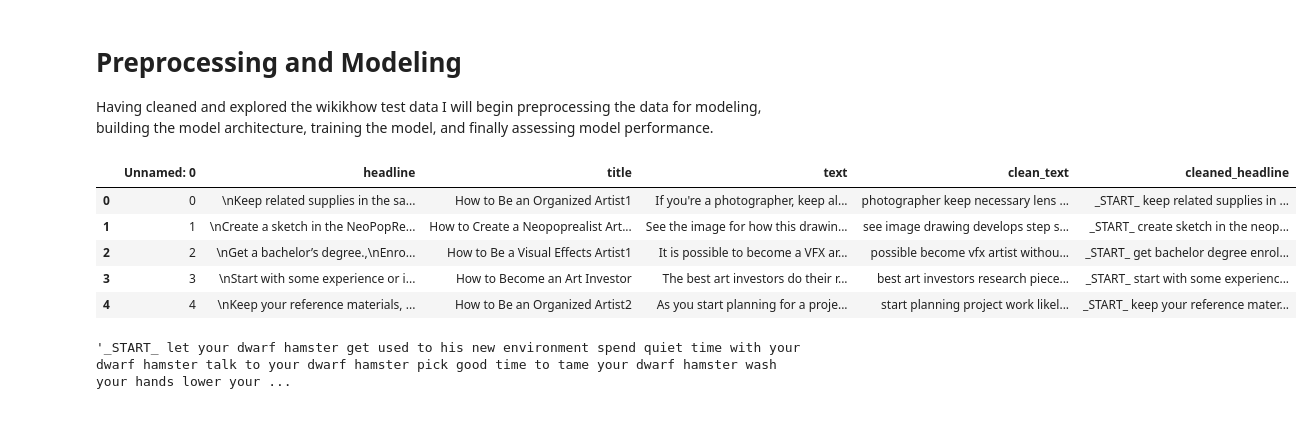
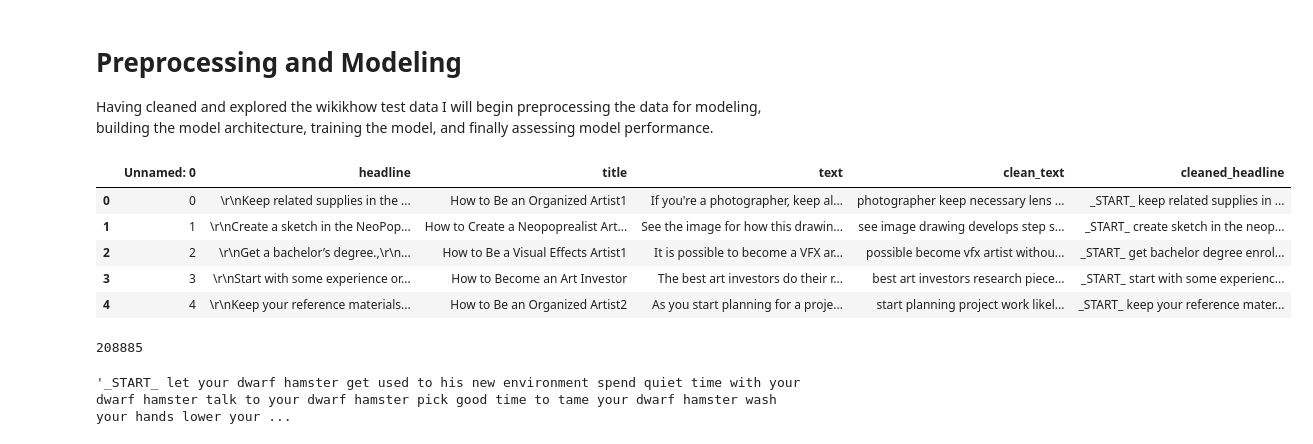
Before and after one commit to Nella796/Springboard_Capstone3, a Jupyter notebook: Preprocessing and Modeling-Original-FD.ipynb, the cells around one changed output. Saved outputs shown, nothing was run; the diff lists cells and outputs as text; code cells hidden in the pictures.

```diff
--- a/Preprocessing and Modeling.ipynb
+++ b/Preprocessing and Modeling-Original-FD.ipynb
@@ -17,14 +19,18 @@ import os
 # %%
-Data = pd.read_csv('Data/Wikihow_clean_50000', nrows = 10000)
+Data = pd.read_csv('Data/Wikihow_clean')
 Data = Data.dropna(axis = 0)
 Data.head()
 # %% [output]
 |  | Unnamed: 0 | headline | title | text | clean_text | cleaned_headline |
-| 0 | 0 | \nKeep related supplies in the sa... | How to Be an Organized Artist1 | If you're a photographer, keep al... | photographer keep necessary lens ... | _START_ keep related supplies in ... |
-| 1 | 1 | \nCreate a sketch in the NeoPopRe... | How to Create a Neopoprealist Art... | See the image for how this drawin... | see image drawing develops step s... | _START_ create sketch in the neop... |
-| 2 | 2 | \nGet a bachelor’s degree.,\nEnro... | How to Be a Visual Effects Artist1 | It is possible to become a VFX ar... | possible become vfx artist withou... | _START_ get bachelor degree enrol... |
-| 3 | 3 | \nStart with some experience or i... | How to Become an Art Investor | The best art investors do their r... | best art investors research piece... | _START_ start with some experienc... |
-| 4 | 4 | \nKeep your reference materials, ... | How to Be an Organized Artist2 | As you start planning for a proje... | start planning project work likel... | _START_ keep your reference mater... |
+| 0 | 0 | \r\nKeep related supplies in the ... | How to Be an Organized Artist1 | If you're a photographer, keep al... | photographer keep necessary lens ... | _START_ keep related supplies in ... |
+| 1 | 1 | \r\nCreate a sketch in the NeoPop... | How to Create a Neopoprealist Art... | See the image for how this drawin... | see image drawing develops step s... | _START_ create sketch in the neop... |
+| 2 | 2 | \r\nGet a bachelor’s degree.,\r\n... | How to Be a Visual Effects Artist1 | It is possible to become a VFX ar... | possible become vfx artist withou... | _START_ get bachelor degree enrol... |
+| 3 | 3 | \r\nStart with some experience or... | How to Become an Art Investor | The best art investors do their r... | best art investors research piece... | _START_ start with some experienc... |
+| 4 | 4 | \r\nKeep your reference materials... | How to Be an Organized Artist2 | As you start planning for a proje... | start planning project work likel... | _START_ keep your reference mater... |
+# %%
+len(Data)
+# %% [output]
+208885
 # %%
 Data.iloc[1000,5]
 # %% [output]
```
Also changed, not shown: parts of 59 cells of this notebook, 4 other files.
